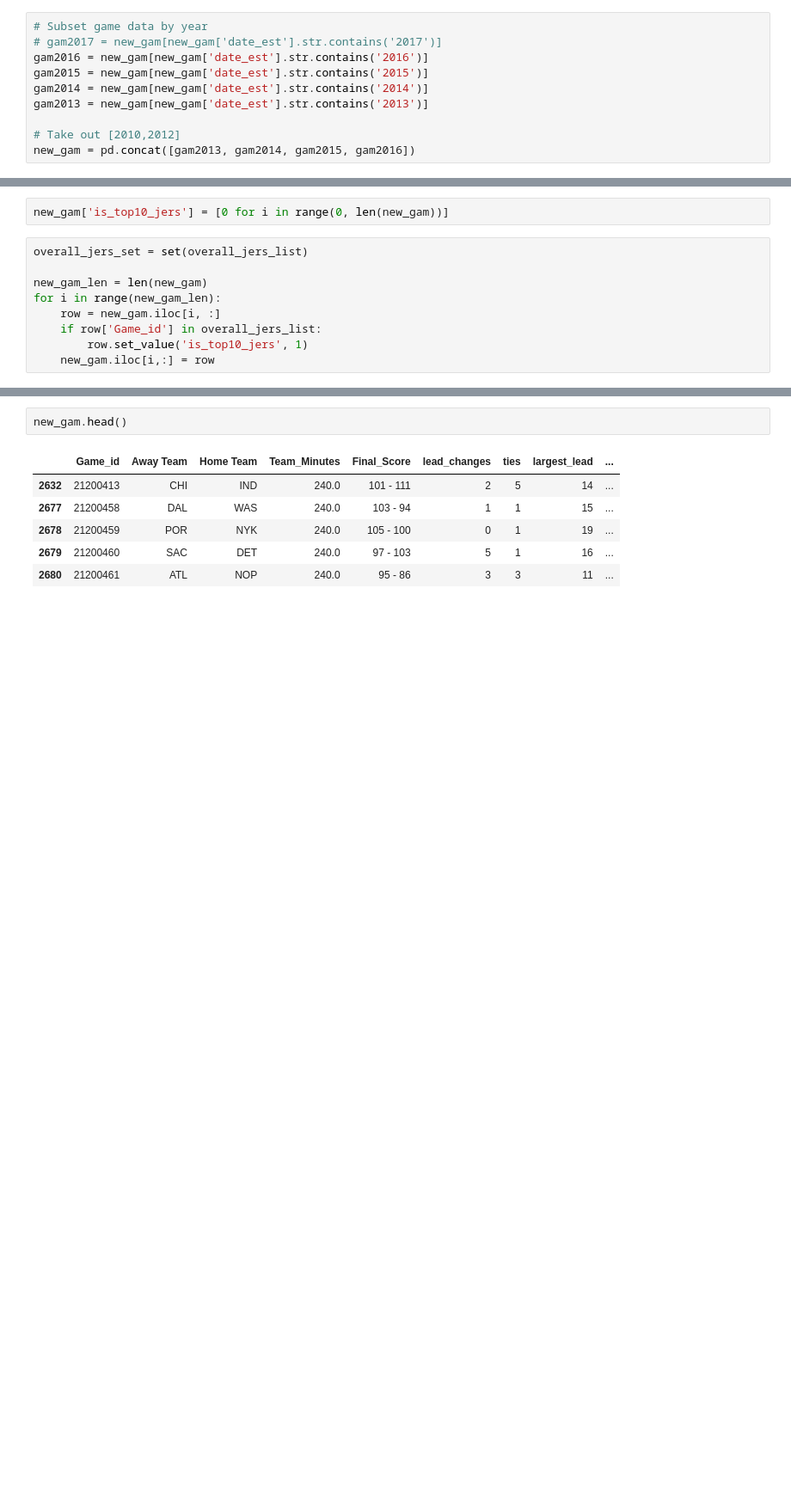
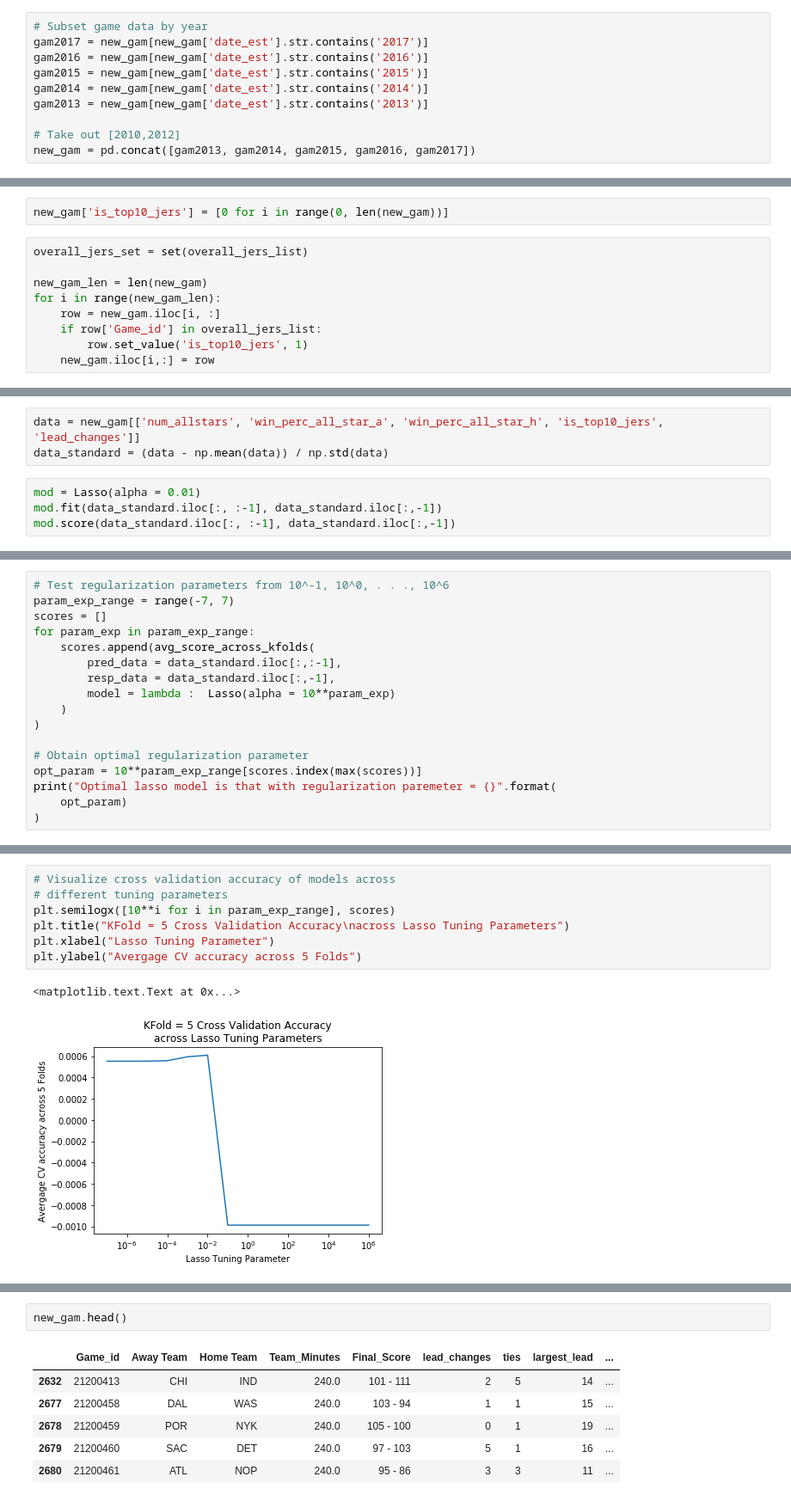
Before and after one commit to leohentschker/nbahack, a Jupyter notebook: data_clean.ipynb, the cells around one changed output, grey strips where cells are left out. Shown: that part at 86% size. Drawn from its saved outputs; the diff is of its cells as text; blank space fills up the shorter version.

Commit message:
model

```diff
--- a/data_clean.ipynb
+++ b/data_clean.ipynb
@@ -260,14 +258,14 @@ new_row_titles = [
 new_gam = pd.DataFrame(combined_data, columns = new_row_titles)
 # %%
 # Subset game data by year
-# gam2017 = new_gam[new_gam['date_est'].str.contains('2017')]
+gam2017 = new_gam[new_gam['date_est'].str.contains('2017')]
 gam2016 = new_gam[new_gam['date_est'].str.contains('2016')]
 gam2015 = new_gam[new_gam['date_est'].str.contains('2015')]
 gam2014 = new_gam[new_gam['date_est'].str.contains('2014')]
 gam2013 = new_gam[new_gam['date_est'].str.contains('2013')]
 
 # Take out [2010,2012]
-new_gam = pd.concat([gam2013, gam2014, gam2015, gam2016])
+new_gam = pd.concat([gam2013, gam2014, gam2015, gam2016, gam2017])
 # %%
 allstars2013 = get_num_allstars(pla2013)
 allstars2014 = get_num_allstars(pla2014)
@@ -465,0 +414,7 @@ rsn_updated.head()
+# %%
+data = new_gam[['num_allstars', 'win_perc_all_star_a', 'win_perc_all_star_h', 'is_top10_jers', 'lead_changes']]
+data_standard = (data - np.mean(data)) / np.std(data)
+# %%
+mod = Lasso(alpha = 0.01)
+mod.fit(data_standard.iloc[:, :-1], data_standard.iloc[:,-1])
+mod.score(data_standard.iloc[:, :-1], data_standard.iloc[:,-1])
@@ -465,0 +474,17 @@ rsn_updated.head()
+# %%
+# Test regularization parameters from 10^-1, 10^0, . . ., 10^6
+param_exp_range = range(-7, 7)
+scores = []
+for param_exp in param_exp_range:
+    scores.append(avg_score_across_kfolds(
+        pred_data = data_standard.iloc[:,:-1],
+        resp_data = data_standard.iloc[:,-1],
+        model = lambda :  Lasso(alpha = 10**param_exp)
+    )
+)
+
+# Obtain optimal regularization parameter
+opt_param = 10**param_exp_range[scores.index(max(scores))]
+print("Optimal lasso model is that with regularization paremeter = {}".format(
+    opt_param)
+)
@@ -465,0 +493,10 @@ rsn_updated.head()
+# %%
+# Visualize cross validation accuracy of models across
+# different tuning parameters
+plt.semilogx([10**i for i in param_exp_range], scores)
+plt.title("KFold = 5 Cross Validation Accuracy\nacross Lasso Tuning Parameters")
+plt.xlabel("Lasso Tuning Parameter")
+plt.ylabel("Avergage CV accuracy across 5 Folds")
+# %% [output]
+<matplotlib.text.Text at 0x...>
+[figure, added]
```
Also changed, not shown: parts of 20 cells of this notebook.
